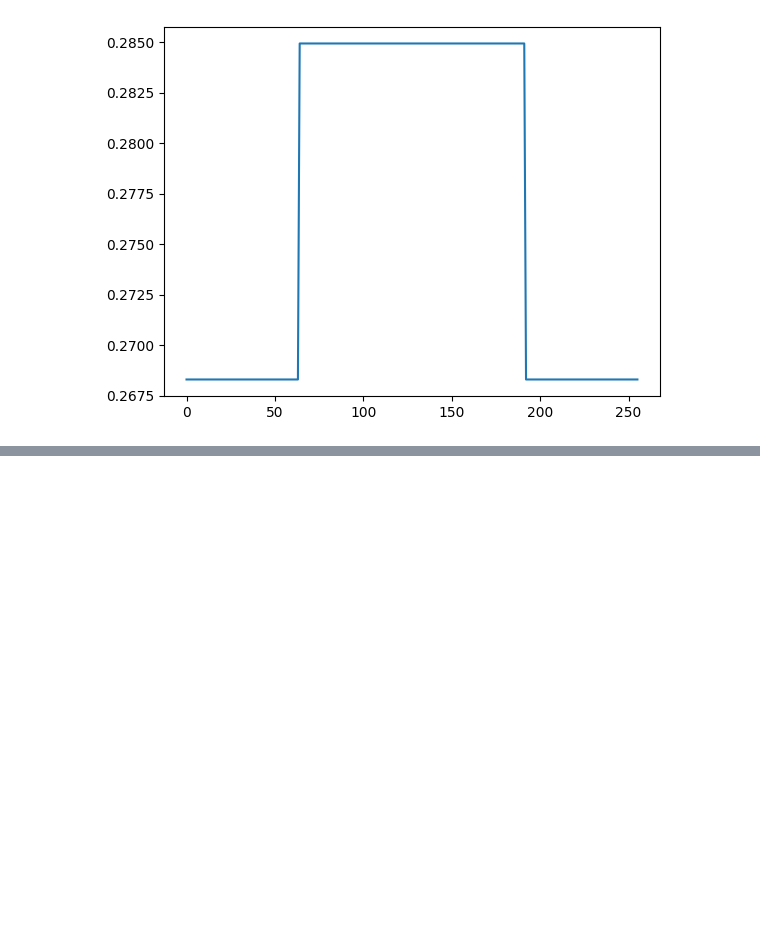
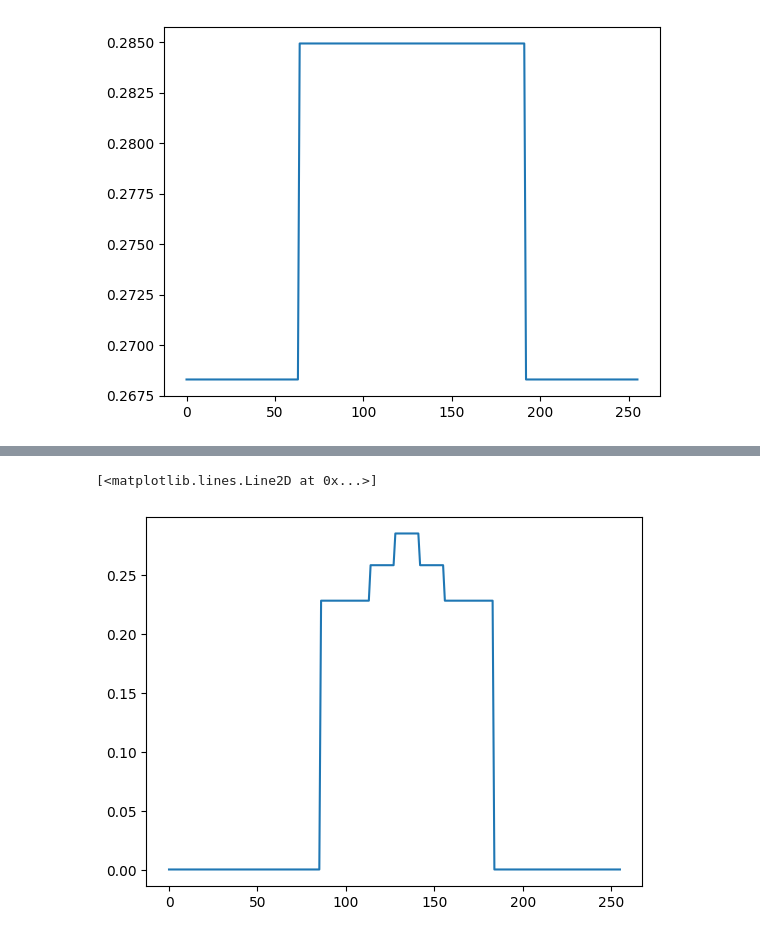
Before and after one commit to Leo00010011/IPBMI_Notebooks, a Jupyter notebook: E3/IPBMA_3_Photom Simulation.ipynb, the cells around one changed output, grey strips where cells are left out. Cells and saved outputs as stored; diff of their text form; code cells hidden in the pictures; blank space fills up the shorter version.

```diff
--- a/E3/IPBMA_3_Photom Simulation.ipynb
+++ b/E3/IPBMA_3_Photom Simulation.ipynb
@@ -82,0 +109,7 @@ plt.plot(line)
+# %%
+nLine = 127
+line = getLine(slice_2, nLine)
+plt.plot(line)
+# %% [output]
+[<matplotlib.lines.Line2D at 0x...>]
+[figure, added]
```
Also changed, not shown: parts of 15 cells of this notebook, 4 other files.
